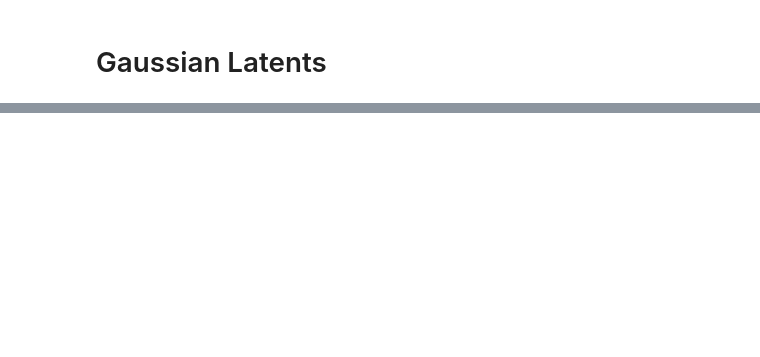
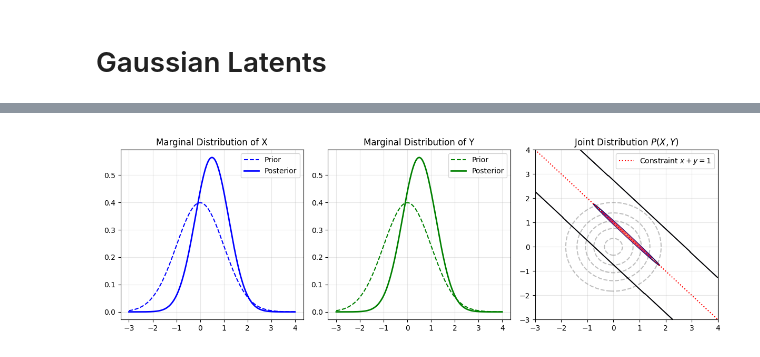
Before and after one commit to theo-long/mixed-kc, a Jupyter notebook: presentation.ipynb, the cells around one changed output, grey strips where cells are left out. Saved outputs shown, nothing was run; the diff lists cells and outputs as text; code cells hidden in the pictures; blank space fills up the shorter version.

```diff
--- a/presentation.ipynb
+++ b/presentation.ipynb
@@ -499,0 +614,57 @@ weighted_model_count_animation(state)
+# %%
+import numpy as np
+import matplotlib.pyplot as plt
+from scipy.stats import norm, multivariate_normal
+
+# Setup for plots
+x_range = np.linspace(-3, 4, 500)
+y_range = np.linspace(-3, 4, 500)
+X_grid, Y_grid = np.meshgrid(x_range, y_range)
+pos = np.dstack((X_grid, Y_grid))
+
+# Prior and Posterior parameters
+prior_mean, prior_var = 0, 1
+post_mean, post_var = 0.5, 0.5
+
+# Joint parameters (with epsilon for numerical stability in the degenerate case)
+eps = 1e-3
+post_mean_vec = [0.5, 0.5]
+post_cov_mat = [[0.5 + eps, -0.5], [-0.5, 0.5 + eps]]
+
+fig, axes = plt.subplots(1, 3, figsize=(12, 4))
+
+# Plot 1: Marginal X (Prior vs Posterior)
+axes[0].plot(x_range, norm.pdf(x_range, prior_mean, np.sqrt(prior_var)),
+             label='Prior', color='blue', linestyle='--')
+axes[0].plot(x_range, norm.pdf(x_range, post_mean, np.sqrt(post_var)),
+             label='Posterior', color='blue', linewidth=2)
+axes[0].set_title('Marginal Distribution of X')
+axes[0].legend()
+
+# Plot 2: Marginal Y (Prior vs Posterior)
+axes[1].plot(y_range, norm.pdf(y_range, prior_mean, np.sqrt(prior_var)),
+             label='Prior', color='green', linestyle='--')
+axes[1].plot(y_range, norm.pdf(y_range, post_mean, np.sqrt(post_var)),
+             label='Posterior', color='green', linewidth=2)
+axes[1].set_title('Marginal Distribution of Y')
+axes[1].legend()
+
+# Plot 3: Joint (X, Y)
+# Prior contours (gray dashed circles)
+prior_rv = multivariate_normal([0, 0], [[1, 0], [0, 1]])
+axes[2].contour(X_grid, Y_grid, prior_rv.pdf(pos), levels=5, colors='gray', alpha=0.5, linestyles='--')
+# Posterior contours (magma ellipse along the line)
+post_rv = multivariate_normal(post_mean_vec, post_cov_mat)
+axes[2].contour(X_grid, Y_grid, post_rv.pdf(pos), levels=5, cmap='magma')
+# Explicit constraint line
+axes[2].plot(x_range, 1 - x_range, color='red', linestyle=':', label='Constraint $x+y=1$')
+
+axes[2].set_title('Joint Distribution $P(X, Y)$')
+axes[2].set_xlim([-3, 4]); axes[2].set_ylim([-3, 4])
+axes[2].legend()
+
+for ax in axes: ax.grid(True, alpha=0.3)
+plt.tight_layout()
+plt.show()
+# %% [output]
+[figure, added]
```
Also changed, not shown: parts of 19 cells of this notebook, 5 other files.
